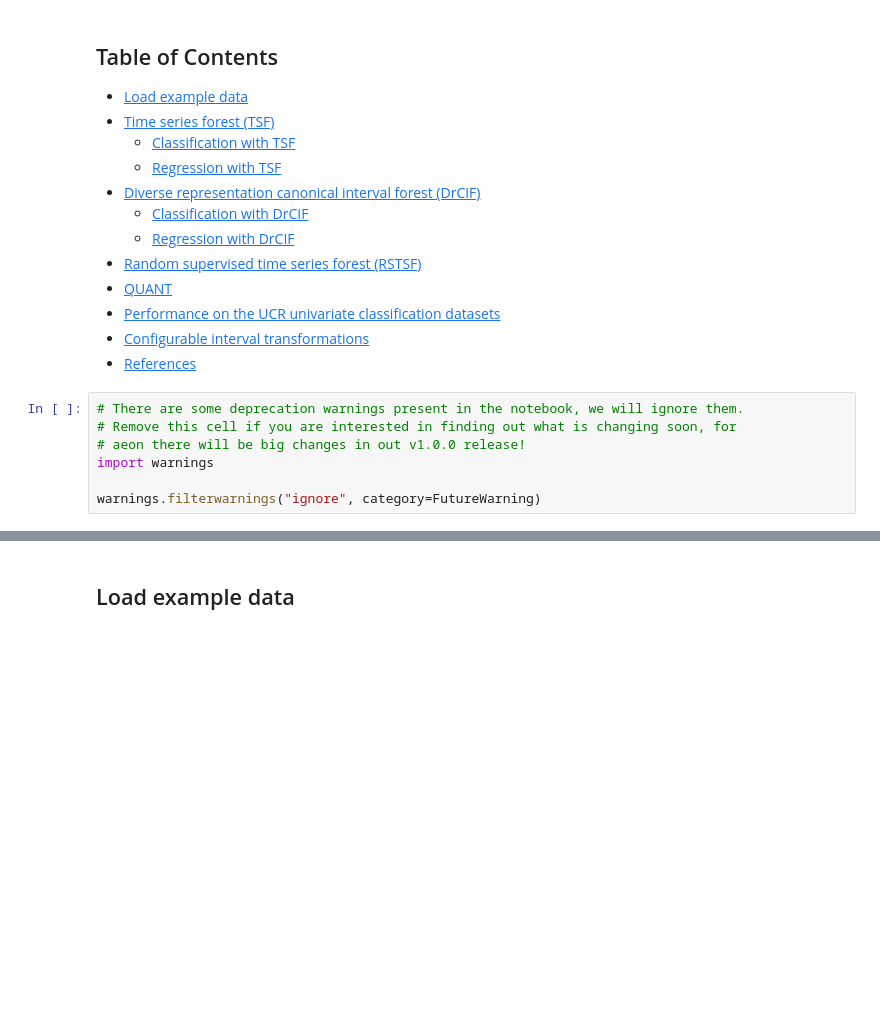
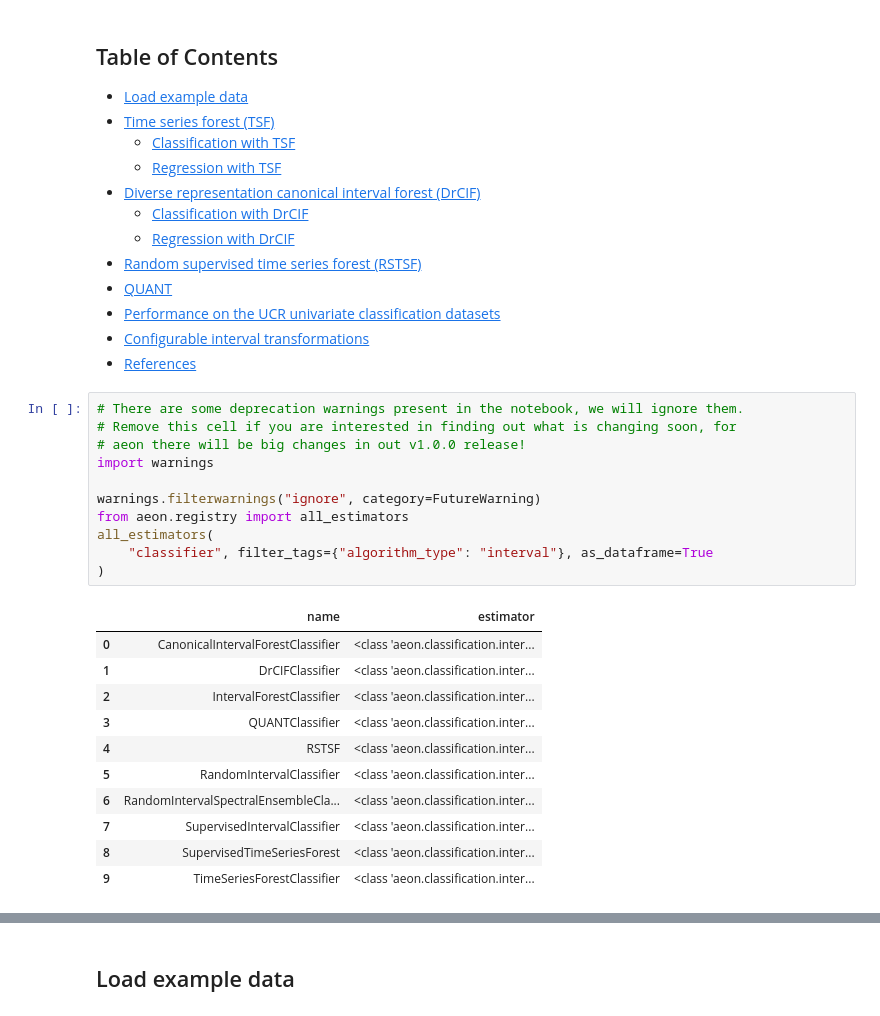
Before and after one commit to aeon-toolkit/aeon-tutorials, a Jupyter notebook: KDD-2024/Notebooks/part5_interval_based.ipynb, the cells around one changed output, grey strips where cells are left out. Saved outputs shown, nothing was run; the diff lists cells and outputs as text; blank space fills up the shorter version.

```diff
--- a/KDD-2024/Notebooks/part5_interval_based.ipynb
+++ b/KDD-2024/Notebooks/part5_interval_based.ipynb
@@ -36,7 +36,23 @@ In this notebook, we will demonstrate how to use four interval-based estimators
 # %%
 # There are some deprecation warnings present in the notebook, we will ignore them.
 # Remove this cell if you are interested in finding out what is changing soon, for
 # aeon there will be big changes in out v1.0.0 release!
 import warnings
 
 warnings.filterwarnings("ignore", category=FutureWarning)
+from aeon.registry import all_estimators
+all_estimators(
+    "classifier", filter_tags={"algorithm_type": "interval"}, as_dataframe=True
+)
+# %% [output]
+|  | name | estimator |
+| 0 | CanonicalIntervalForestClassifier | <class 'aeon.classification.inter... |
+| 1 | DrCIFClassifier | <class 'aeon.classification.inter... |
+| 2 | IntervalForestClassifier | <class 'aeon.classification.inter... |
+| 3 | QUANTClassifier | <class 'aeon.classification.inter... |
+| 4 | RSTSF | <class 'aeon.classification.inter... |
+| 5 | RandomIntervalClassifier | <class 'aeon.classification.inter... |
+| 6 | RandomIntervalSpectralEnsembleCla... | <class 'aeon.classification.inter... |
+| 7 | SupervisedIntervalClassifier | <class 'aeon.classification.inter... |
+| 8 | SupervisedTimeSeriesForest | <class 'aeon.classification.inter... |
+| 9 | TimeSeriesForestClassifier | <class 'aeon.classification.inter... |
```
Also changed, not shown: parts of 7 cells of this notebook, 5 other files.
